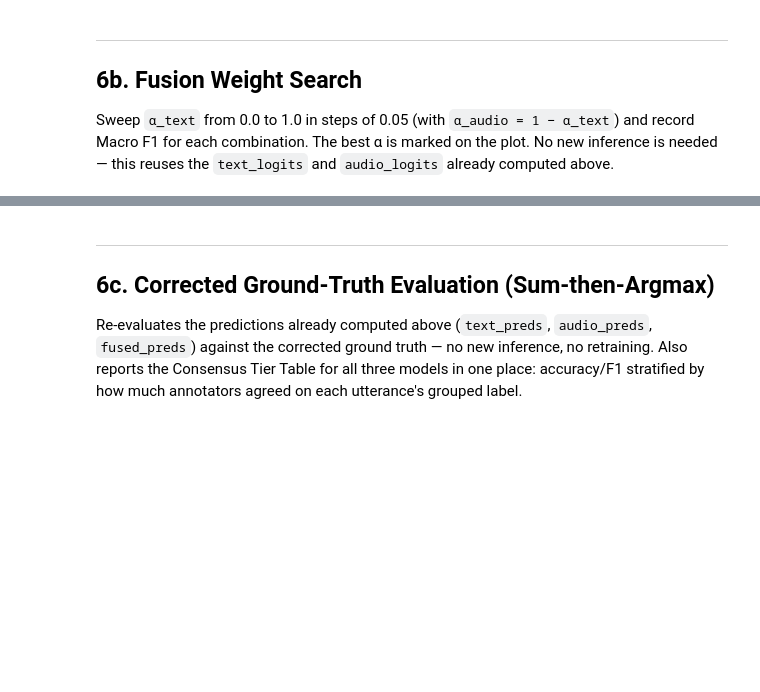
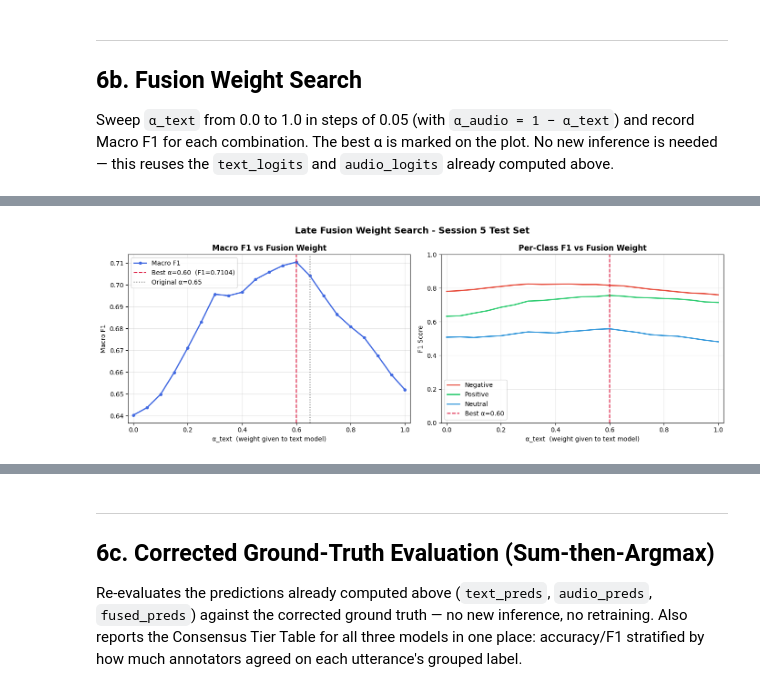
Before and after one commit to almahova/iemocap-proj, a Jupyter notebook: notebooks/late_fusion.ipynb, the cells around one changed output, grey strips where cells are left out. Drawn from its saved outputs; the diff is of its cells as text; code cells hidden in the pictures; blank space fills up the shorter version.

```diff
--- a/notebooks/late_fusion.ipynb
+++ b/notebooks/late_fusion.ipynb
@@ -469,34 +503,36 @@ axes[0].plot(search_df['alpha_text'], search_df['macro_f1'],
 axes[0].axvline(best['alpha_text'], color='crimson', linestyle='--', linewidth=1.5,
                 label=f"Best α={best['alpha_text']:.2f}  (F1={best['macro_f1']:.4f})")
 axes[0].axvline(CONFIG['alpha_text'], color='gray', linestyle=':', linewidth=1.5,
                 label=f"Original α={CONFIG['alpha_text']}")
 axes[0].set_xlabel('α_text  (weight given to text model)')
 axes[0].set_ylabel('Macro F1')
 axes[0].set_title('Macro F1 vs Fusion Weight', fontsize=12, weight='bold')
 axes[0].legend()
 axes[0].set_xlim(-0.02, 1.02)
 axes[0].grid(alpha=0.3)
 
 # ── Right: per-class F1 vs α_text ────────────────────────────────────────
 axes[1].plot(search_df['alpha_text'], search_df['neg_f1'],
              color='#e74c3c', linewidth=2, label='Negative')
 axes[1].plot(search_df['alpha_text'], search_df['pos_f1'],
              color='#2ecc71', linewidth=2, label='Positive')
 axes[1].plot(search_df['alpha_text'], search_df['neu_f1'],
              color='#3498db', linewidth=2, label='Neutral')
 axes[1].axvline(best['alpha_text'], color='crimson', linestyle='--', linewidth=1.5,
                 label=f"Best α={best['alpha_text']:.2f}")
 axes[1].set_xlabel('α_text  (weight given to text model)')
 axes[1].set_ylabel('F1 Score')
 axes[1].set_title('Per-Class F1 vs Fusion Weight', fontsize=12, weight='bold')
 axes[1].legend()
 axes[1].set_xlim(-0.02, 1.02)
 axes[1].set_ylim(0, 1.0)
 axes[1].grid(alpha=0.3)
 
-plt.suptitle('Late Fusion Weight Search — Session 5 Test Set', fontsize=14, weight='bold')
+plt.suptitle('Late Fusion Weight Search - Session 5 Test Set', fontsize=14, weight='bold')
 plt.tight_layout()
 plt.show()
+# %% [output]
+[figure, added]
 # %% [markdown]
 ### Observations
 
```
Also changed, not shown: parts of 11 cells of this notebook.
